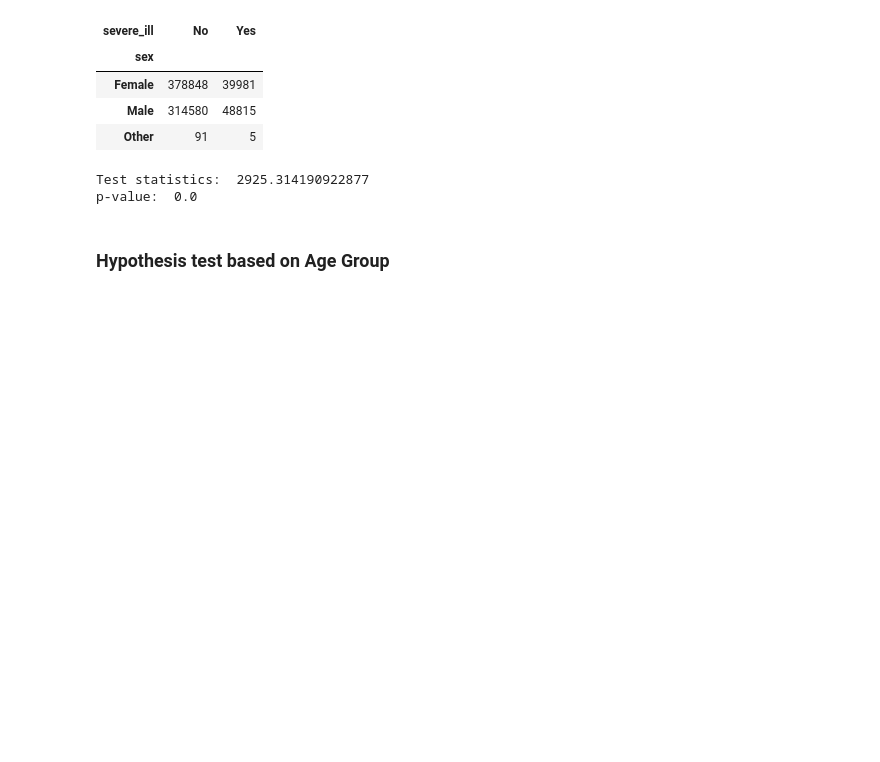
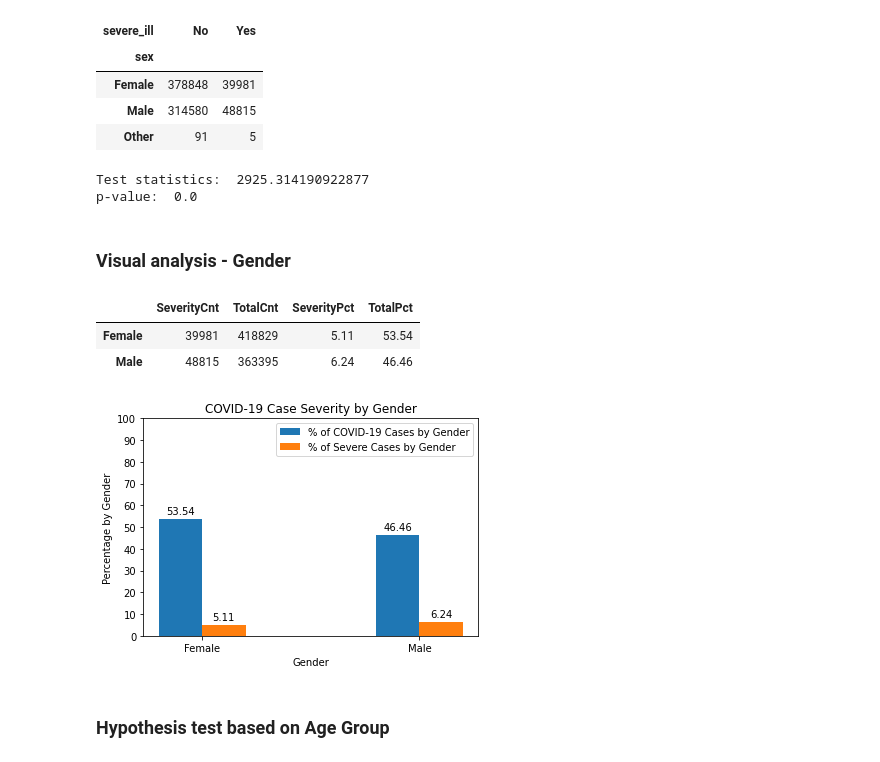
Before and after one commit to PulakDebnath/capstone, a Jupyter notebook: src/capstone.ipynb, the cells around one changed output. Cells and saved outputs as stored; diff of their text form; code cells hidden in the pictures; blank space fills up the shorter version.

```diff
--- a/src/capstone.ipynb
+++ b/src/capstone.ipynb
@@ -167,3 +168,16 @@ print('p-value: ', p)
 # %% [output]
 Test statistics:  2925.314190922877
 p-value:  0.0
+# %% [markdown]
+### Visual analysis - Gender
+# %%
+gender_total = gender['TotalCnt'].sum()
+
+gender['SeverityPct'] = gender.apply(lambda x: round((x.SeverityCnt *100/gender_total), 2), axis=1)
+gender['TotalPct'] = gender.apply(lambda x: round((x.TotalCnt *100/gender_total), 2), axis=1)
+
+gender
+# %% [output]
+|  | SeverityCnt | TotalCnt | SeverityPct | TotalPct |
+| Female | 39981 | 418829 | 5.11 | 53.54 |
+| Male | 48815 | 363395 | 6.24 | 46.46 |
@@ -170,3 +188,39 @@ p-value:  0.0
+# %%
+# gender already has the data needed for this visualtization
+gender.index = ['Female', 'Male']
+
+xg = np.arange(len(gender.index))  # the label locations
+width = 0.2  # the width of the bars
+
+fig, ax1 = plt.subplots(figsize=(6, 4))
+rects1 = ax1.bar(xg - width/2, gender.TotalPct, width, label='% of COVID-19 Cases by Gender')
+rects2 = ax1.bar(xg + width/2, gender.SeverityPct, width, label='% of Severe Cases by Gender')
+
+# Add some text for labels, title and custom x-axis tick labels, etc.
+ax1.set_xlabel('Gender')
+ax1.set_ylabel('Percentage by Gender')
+ax1.set_title('COVID-19 Case Severity by Gender')
+ax1.set_yticks(np.arange(0, 110, 10))
+ax1.set_xticks(xg)
+ax1.set_xticklabels(gender.index)
+ax1.legend()
+
+# adding the count label for each bar
+def autolabel(rects):
+    for rect in rects:
+        height = rect.get_height()
+        ax1.annotate('{}'.format(height),
+                    xy=(rect.get_x() + rect.get_width() / 2, height),
+                    xytext=(0, 3),  # 3 points vertical offset
+                    textcoords="offset points",
+                    ha='center', va='bottom')
+
+autolabel(rects1)
+autolabel(rects2)
+
+fig.show()
+# %% [output]
+[figure, added]
 # %% [markdown]
 ### Hypothesis test based on Age Group
 # %%
```
Also changed, not shown: parts of 31 cells of this notebook, 1 other file.
